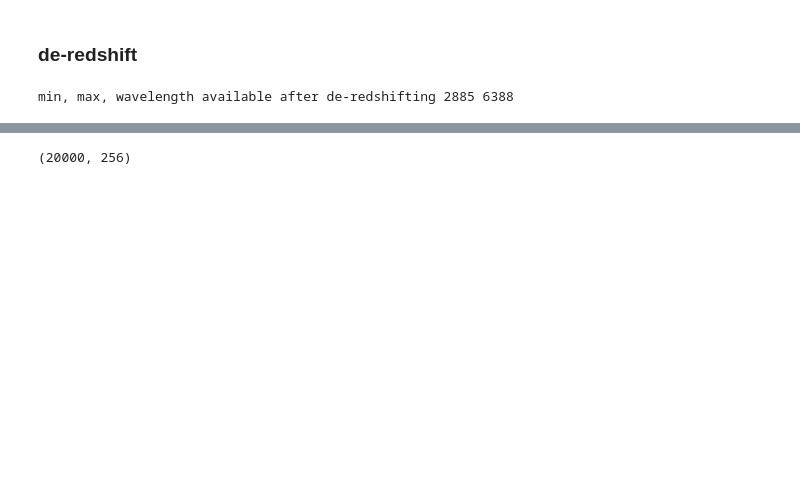
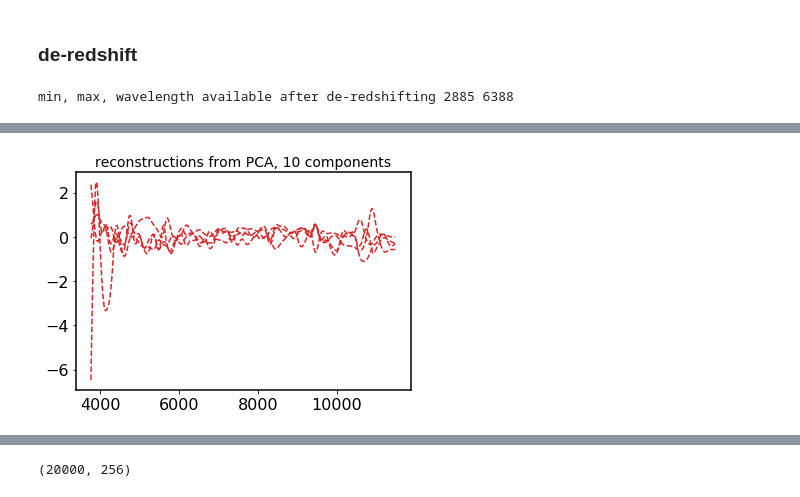
Before and after one commit to VMBoehm/vae, a Jupyter notebook: data/lightcurves/SALT2MockData.ipynb, the cells around one changed output, grey strips where cells are left out. Drawn from its saved outputs; the diff is of its cells as text; code cells hidden in the pictures; blank space fills up the shorter version.

```diff
--- a/data/lightcurves/SALT2MockData.ipynb
+++ b/data/lightcurves/SALT2MockData.ipynb
@@ -211,3 +211,11 @@ for ii in range(4):
+# %%
+#almost perfect reconstructions with 10 components only
+
+plt.title('reconstructions from PCA, %d components'%n_components, fontsize=14)
+for ii in range(4):
+    plt.plot(l_b,((recons[ii]-test_specs_dr[ii])/test_specs_dr[ii])*100,c=ll[0].get_color(), ls='--')
+# %% [output]
+[figure, added]
 # %%
 var = pca.explained_variance_ratio_
 plt.title('ratio of explained variance')
```
Also changed, not shown: parts of 9 cells of this notebook.
